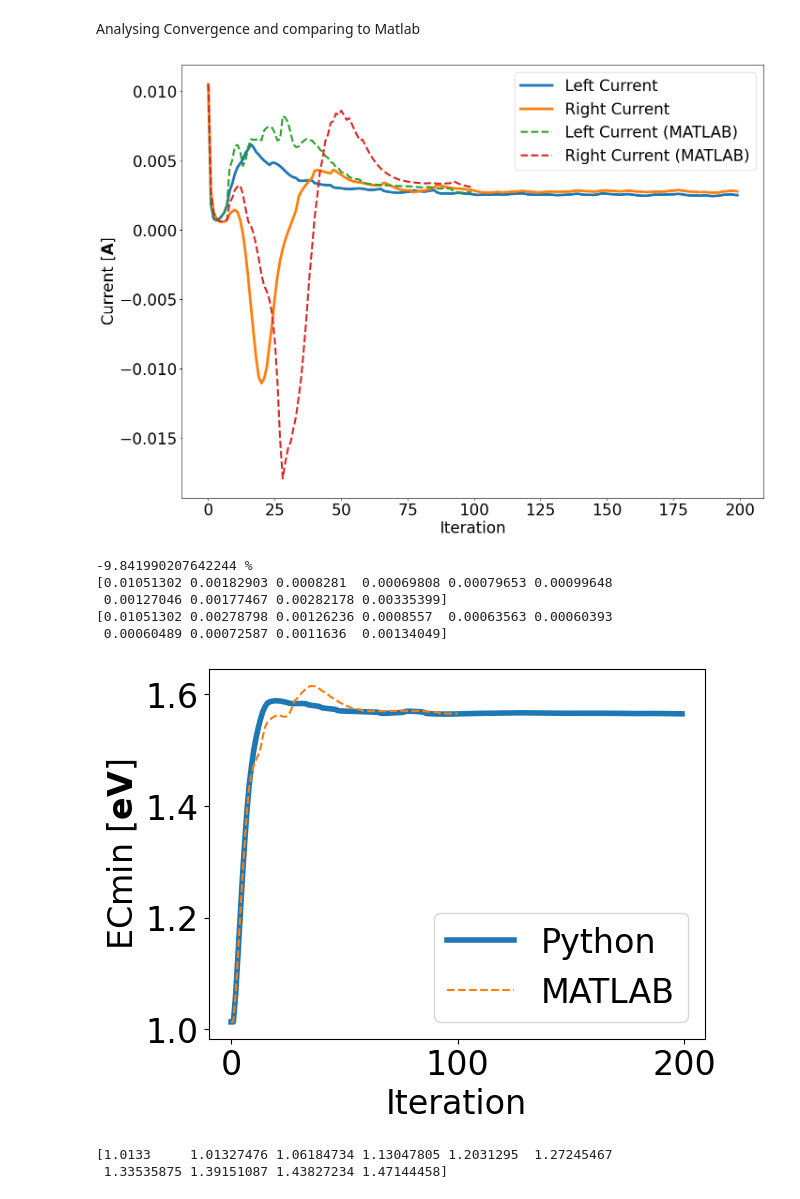
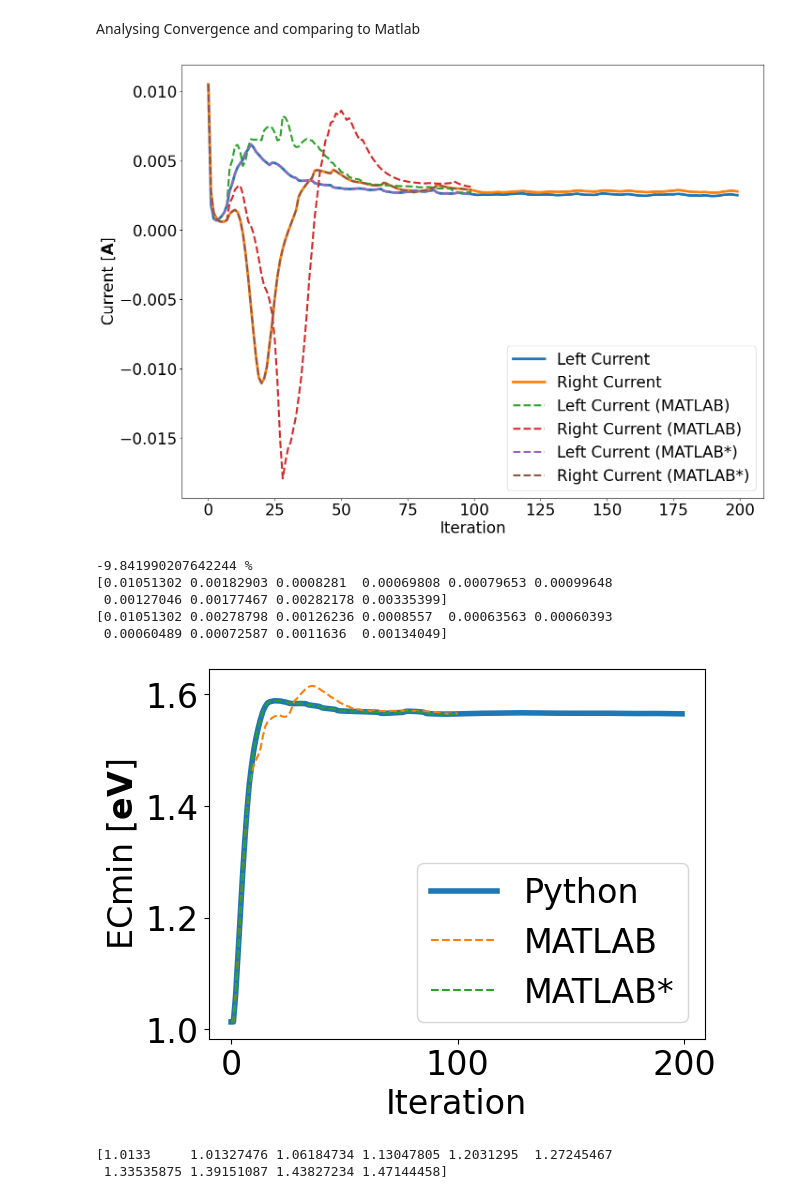
Before and after one commit to Nano-TCAD/QuaTrEx, a Jupyter notebook: quatrex/results/GNR_biased_sc/analysis.ipynb, the cells around one changed output. Saved outputs shown, nothing was run; the diff lists cells and outputs as text; code cells hidden in the pictures.

```diff
--- a/quatrex/results/GNR_biased_sc/analysis.ipynb
+++ b/quatrex/results/GNR_biased_sc/analysis.ipynb
@@ -131,40 +131,45 @@ Analysing Convergence and comparing to Matlab
 m_path = '/home/dleonard/Documents/mathieu_gw_matlab/IEDM_version'
 idg_m = np.loadtxt(m_path + '/idg_m1.dat')
 ECmin_m = np.loadtxt(m_path + '/ECmin_m1.dat')
+
+idg_mu = np.loadtxt(m_path + '/idg.dat')
+ECmin_mu = np.loadtxt(m_path + '/ECmin.dat')
 # %%
 num_iter = 200
 nblocks = 10
 font = {'weight' : 'normal',
 'size'   : 24}
 matplotlib.rc('font', **font)
 
 ID_L = np.zeros((num_iter)) # left current
 ID_R = np.zeros((num_iter)) # right current
 ID_M = np.zeros((num_iter)) # middle current
 E = np.loadtxt('E.dat')
 dE = E[1] - E[0]
 for i in range(num_iter):
     IDE_temp = np.loadtxt('IDE_' + str(i) + '.dat').view(complex)
     ID_L[i] = np.sum(IDE_temp.real, axis = 0)[0] * dE
     ID_R[i] = np.sum(IDE_temp.real, axis = 0)[-1] * dE
     ID_M[i] = np.sum(IDE_temp.real, axis = 0)[nblocks//2] * dE
 
 plt.figure(figsize=(16,12))
 plt.plot(np.arange(num_iter), ID_L, label = 'Left Current', linewidth = 4)
 plt.plot(np.arange(num_iter), ID_R, label = 'Right Current', linewidth = 4)
 #plt.plot(np.arange(num_iter), ID_M, label = 'Middle Current', linewidth = 4)
 plt.plot(np.arange(idg_m.shape[0]), idg_m[:,0], label = 'Left Current (MATLAB)', linewidth = 3, linestyle = 'dashed')
 plt.plot(np.arange(idg_m.shape[0]), idg_m[:,-1], label = 'Right Current (MATLAB)', linewidth = 3, linestyle = 'dashed')
+plt.plot(np.arange(idg_mu.shape[0]), idg_mu[:,0], label = 'Left Current (MATLAB*)', linewidth = 3, linestyle = 'dashed')
+plt.plot(np.arange(idg_mu.shape[0]), idg_mu[:,-1], label = 'Right Current (MATLAB*)', linewidth = 3, linestyle = 'dashed')
 plt.xlabel('Iteration')
 plt.ylabel('Current' + ' ' + r'$[\mathbf{A}]$')
 plt.legend()
 plt.show()
 
 print((ID_L[-1]-ID_R[-1])/(ID_R[-1]) * 100, '%')
 print(ID_L[0:10])
 print(ID_R[0:10])
 # %% [output]
-[figure, old version]
+[figure, new version]
 -9.841990207642244 %
 [0.01051302 0.00182903 0.0008281  0.00069808 0.00079653 0.00099648
  0.00127046 0.00177467 0.00282178 0.00335399]
@@ -179,12 +184,13 @@ ECmin_vec = np.loadtxt('ECmin.dat')
 plt.figure()
 plt.plot(np.arange(num_iter), ECmin_vec[0:num_iter], label = 'Python', linewidth = 4)
 plt.plot(np.arange(ECmin_m.shape[0]), ECmin_m, linestyle = 'dashed', label = 'MATLAB')
+plt.plot(np.arange(ECmin_mu.shape[0]), ECmin_mu, linestyle = 'dashed', label = 'MATLAB*')
 plt.xlabel('Iteration')
 plt.ylabel('ECmin' + ' ' + r'$[\mathbf{eV}]$')
 plt.legend()
 plt.show()
 # %% [output]
-[figure, old version]
+[figure, new version]
 # %%
 print(ECmin_vec[0:10])
 # %% [output]
```
Also changed, not shown: 6 other files.
